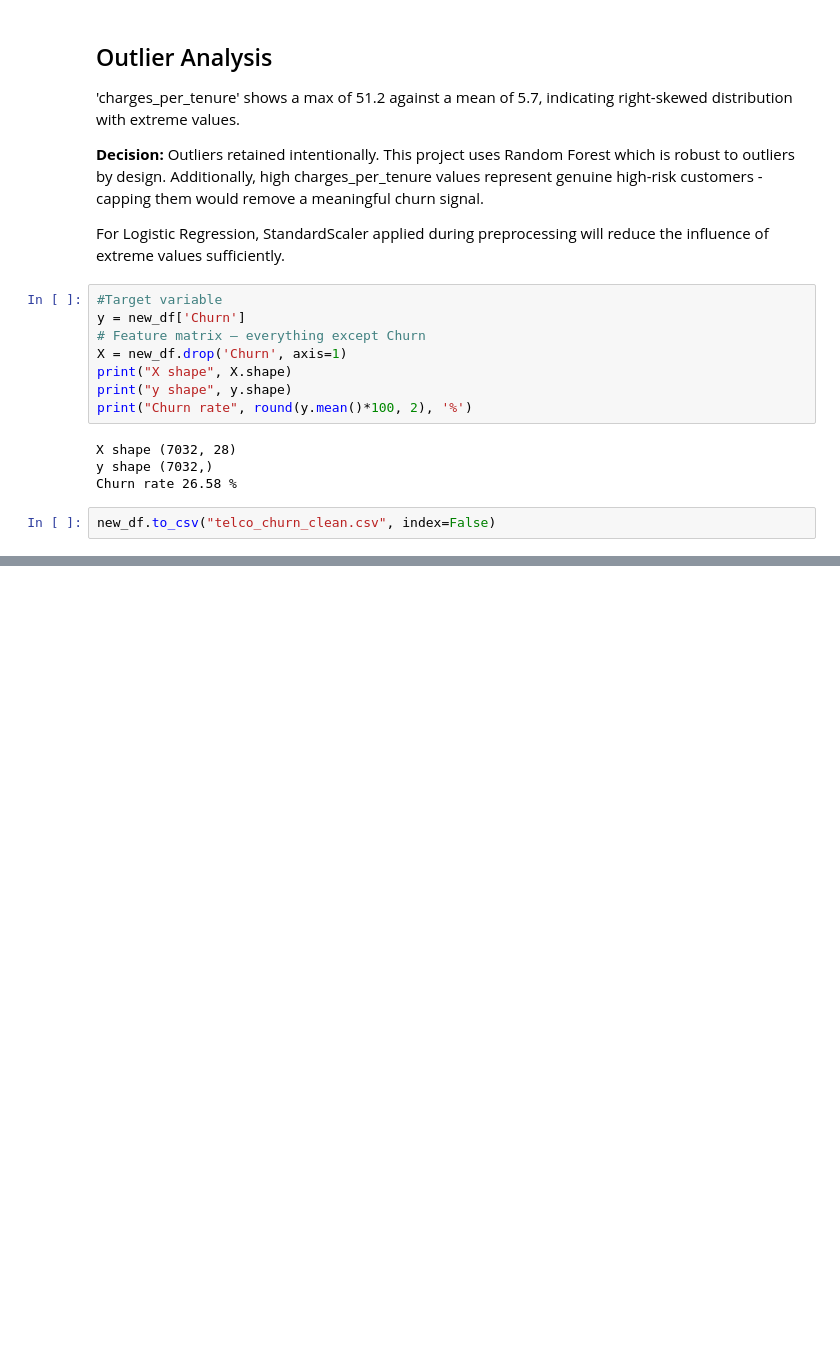
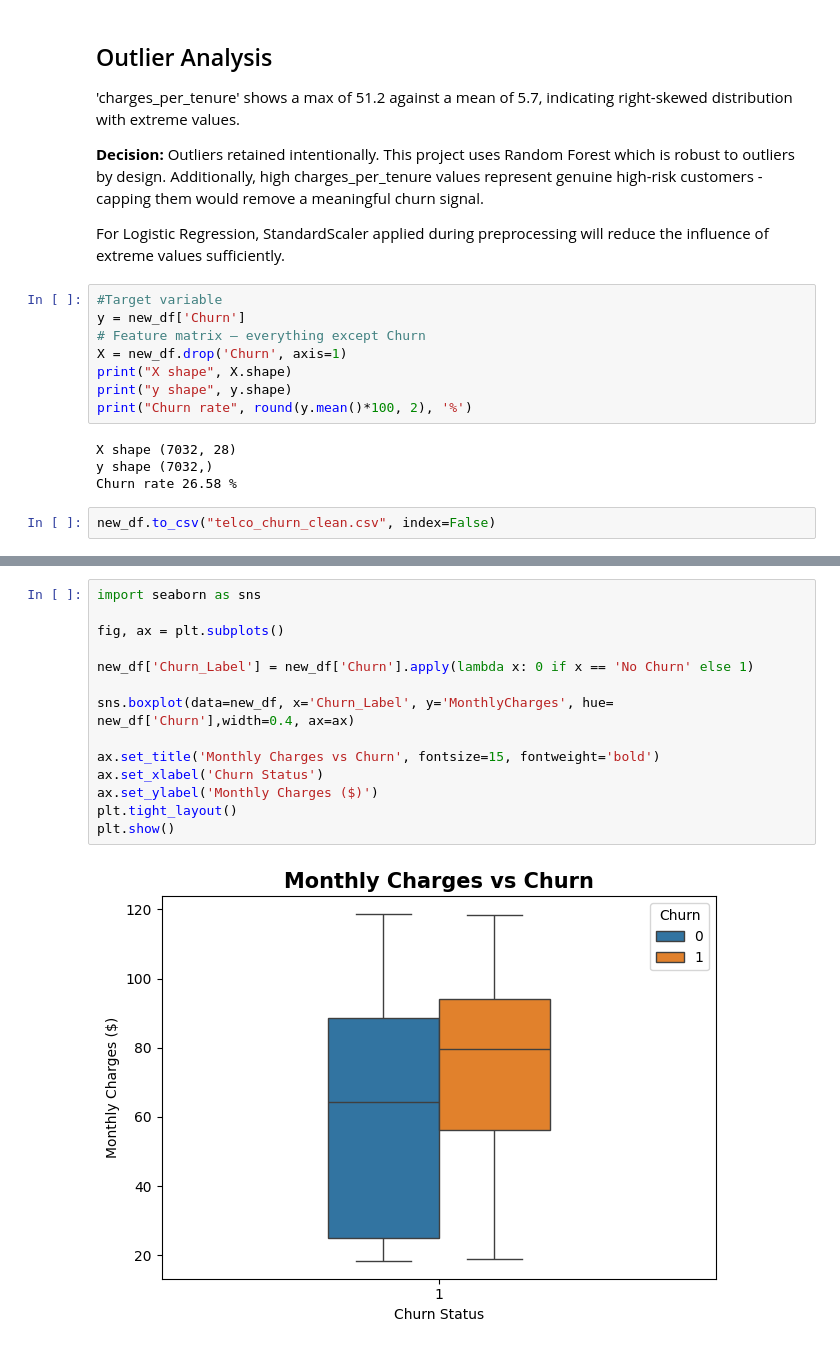
Before and after one commit to akella-prathyusha22/Telco-churn-prediction, a Jupyter notebook: Telco_churn_analysis.ipynb, the cells around one changed output, grey strips where cells are left out. Drawn from its saved outputs; the diff is of its cells as text; blank space fills up the shorter version.

```diff
--- a/Telco_churn_analysis.ipynb
+++ b/Telco_churn_analysis.ipynb
@@ -415,0 +511,16 @@ new_df.to_csv("telco_churn_clean.csv", index=False)
+# %%
+import seaborn as sns
+
+fig, ax = plt.subplots()
+
+new_df['Churn_Label'] = new_df['Churn'].apply(lambda x: 0 if x == 'No Churn' else 1)
+
+sns.boxplot(data=new_df, x='Churn_Label', y='MonthlyCharges', hue= new_df['Churn'],width=0.4, ax=ax)
+
+ax.set_title('Monthly Charges vs Churn', fontsize=15, fontweight='bold')
+ax.set_xlabel('Churn Status')
+ax.set_ylabel('Monthly Charges ($)')
+plt.tight_layout()
+plt.show()
+# %% [output]
+[figure, added]
```
Also changed, not shown: parts of 8 cells of this notebook.
